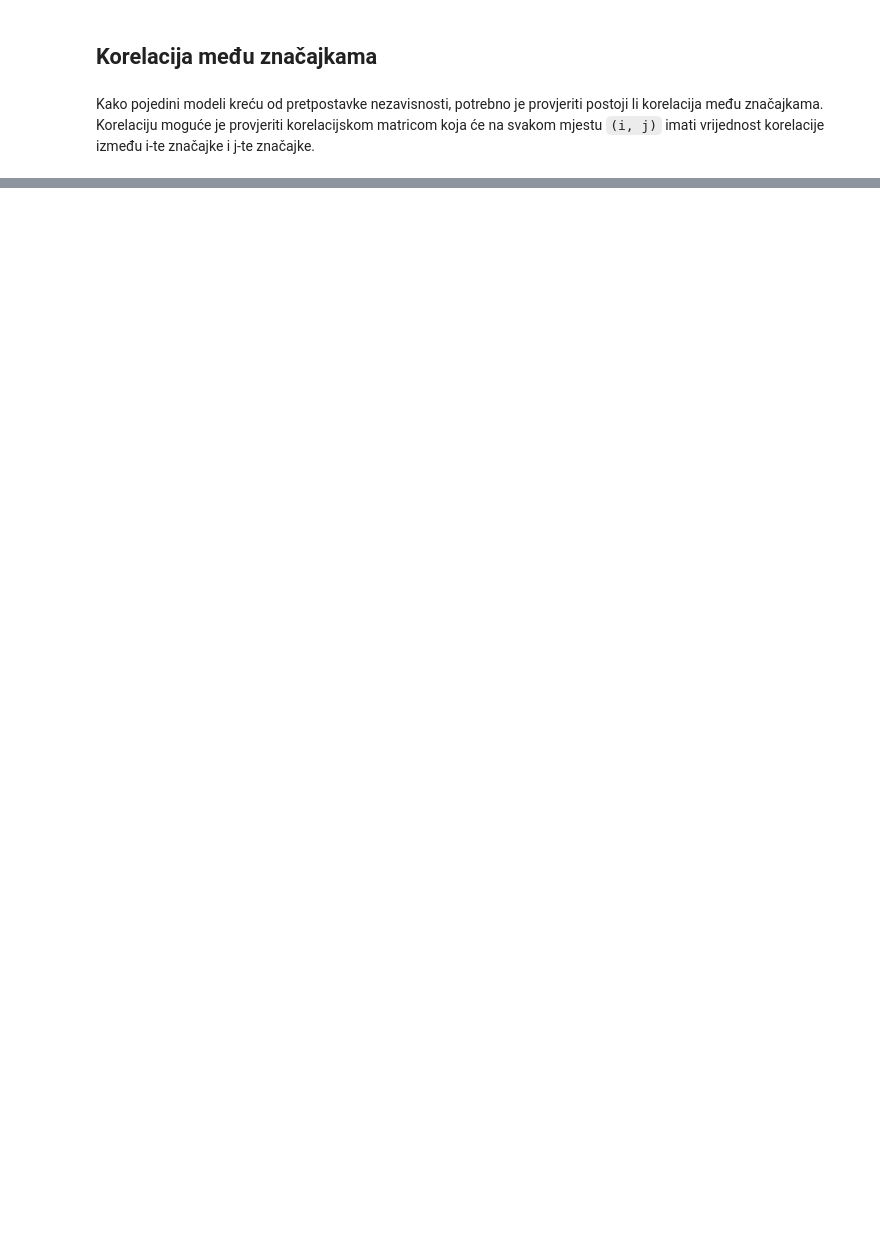
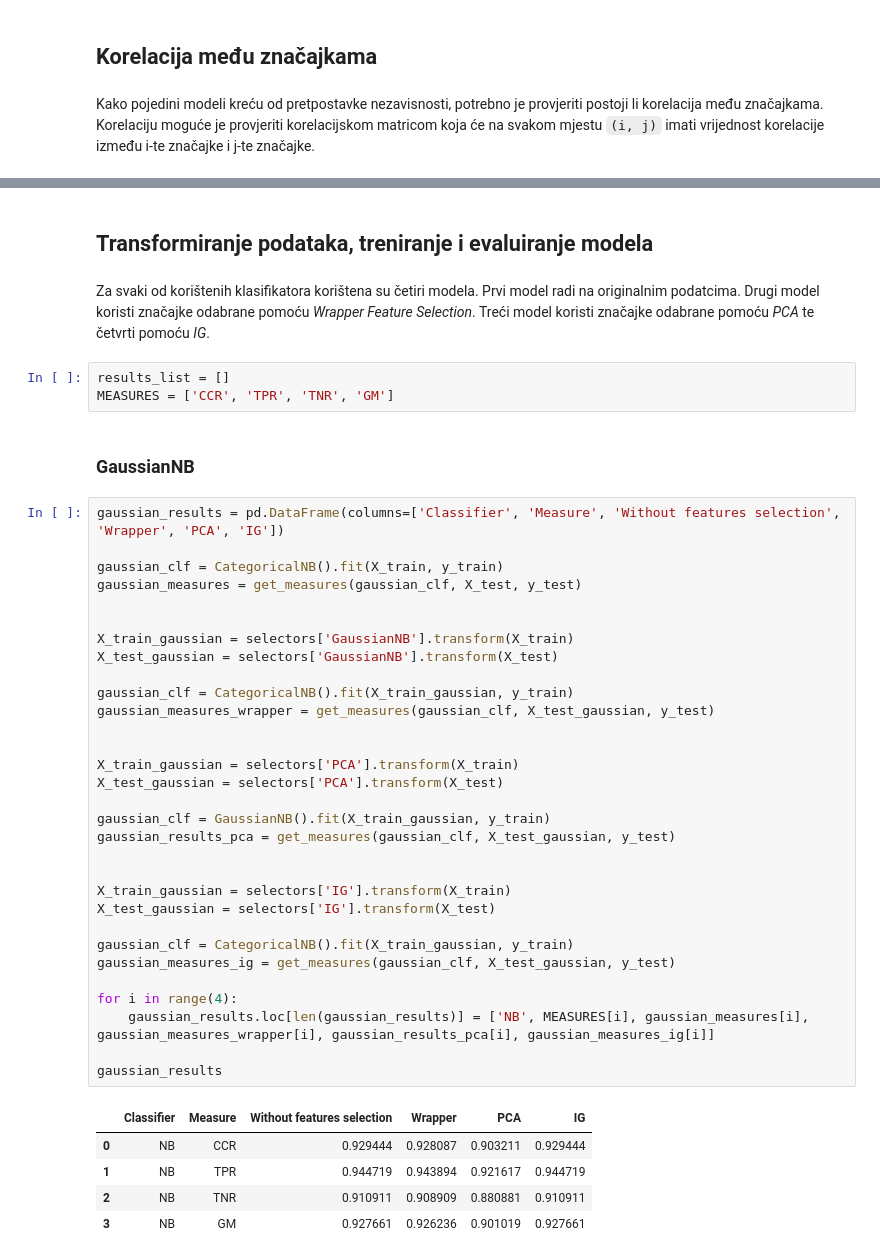
Before and after one commit to ksutalo/UZOP, a Jupyter notebook: Projekt_Karlo_Sutalo.ipynb, the cells around one changed output, grey strips where cells are left out. Drawn from its saved outputs; the diff is of its cells as text; blank space fills up the shorter version.

```diff
--- a/Projekt_Karlo_Sutalo.ipynb
+++ b/Projekt_Karlo_Sutalo.ipynb
@@ -241,0 +468,46 @@ data.drop(columns=['Favicon', 'double_slash_redirecting', 'port'], inplace=True)
+# %% [markdown]
+## Transformiranje podataka, treniranje i evaluiranje modela
+# %% [markdown]
+Za svaki od korištenih klasifikatora korištena su četiri modela. Prvi model radi na originalnim podatcima. Drugi model koristi značajke odabrane pomoću *Wrapper Feature Selection*. Treći model koristi značajke odabrane pomoću *PCA* te četvrti pomoću *IG*.
+# %%
+results_list = []
+MEASURES = ['CCR', 'TPR', 'TNR', 'GM']
+# %% [markdown]
+### GaussianNB
+# %%
+gaussian_results = pd.DataFrame(columns=['Classifier', 'Measure', 'Without features selection', 'Wrapper', 'PCA', 'IG'])
+
+gaussian_clf = CategoricalNB().fit(X_train, y_train)
+gaussian_measures = get_measures(gaussian_clf, X_test, y_test)
+
+
+X_train_gaussian = selectors['GaussianNB'].transform(X_train)
+X_test_gaussian = selectors['GaussianNB'].transform(X_test)
+
+gaussian_clf = CategoricalNB().fit(X_train_gaussian, y_train)
+gaussian_measures_wrapper = get_measures(gaussian_clf, X_test_gaussian, y_test)
+
+
+X_train_gaussian = selectors['PCA'].transform(X_train)
+X_test_gaussian = selectors['PCA'].transform(X_test)
+
+gaussian_clf = GaussianNB().fit(X_train_gaussian, y_train)
+gaussian_results_pca = get_measures(gaussian_clf, X_test_gaussian, y_test)
+
+
+X_train_gaussian = selectors['IG'].transform(X_train)
+X_test_gaussian = selectors['IG'].transform(X_test)
+
+gaussian_clf = CategoricalNB().fit(X_train_gaussian, y_train)
+gaussian_measures_ig = get_measures(gaussian_clf, X_test_gaussian, y_test)
+
+for i in range(4):
+    gaussian_results.loc[len(gaussian_results)] = ['NB', MEASURES[i], gaussian_measures[i], gaussian_measures_wrapper[i], gaussian_results_pca[i], gaussian_measures_ig[i]]
+
+gaussian_results
+# %% [output]
+|  | Classifier | Measure | Without features selection | Wrapper | PCA | IG |
+| 0 | NB | CCR | 0.929444 | 0.928087 | 0.903211 | 0.929444 |
+| 1 | NB | TPR | 0.944719 | 0.943894 | 0.921617 | 0.944719 |
+| 2 | NB | TNR | 0.910911 | 0.908909 | 0.880881 | 0.910911 |
+| 3 | NB | GM | 0.927661 | 0.926236 | 0.901019 | 0.927661 |
```
Also changed, not shown: parts of 51 cells of this notebook.
